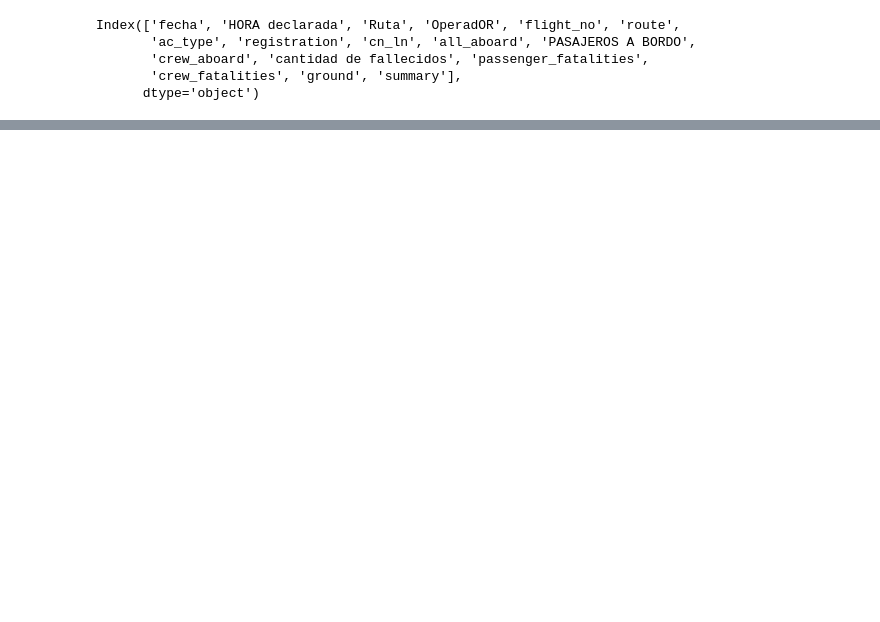
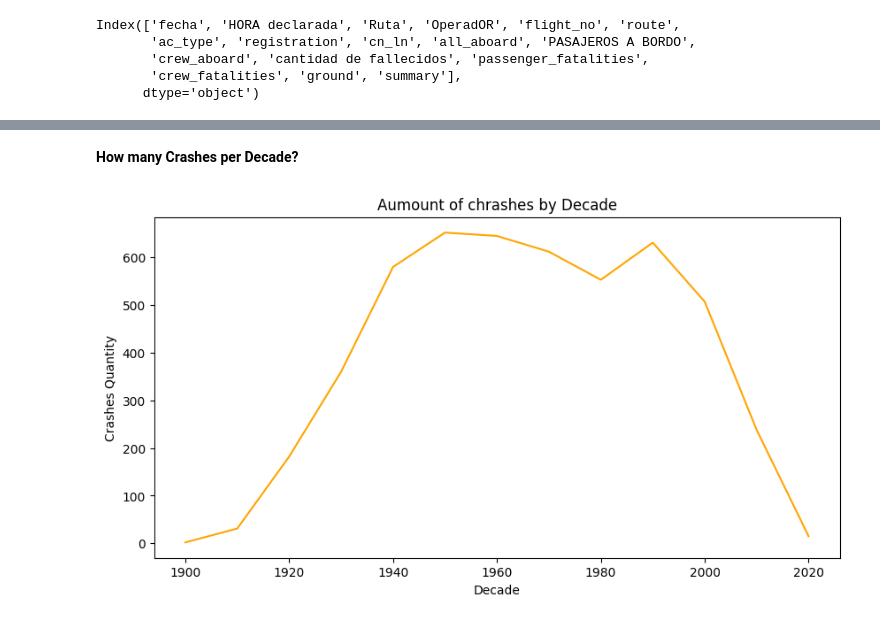
Before and after one commit to MTPliauzer/PI-2-DataAnalyst, a Jupyter notebook: Borrador.ipynb, the cells around one changed output, grey strips where cells are left out. Cells and saved outputs as stored; diff of their text form; code cells hidden in the pictures; blank space fills up the shorter version.

```diff
--- a/Borrador.ipynb
+++ b/Borrador.ipynb
@@ -65,0 +292,7 @@ Name: count, Length: 5007, dtype: int64
+# %% [markdown]
+<b>How many Crashes per Decade?
+# %%
+dfdecade=df.groupby(df['decade']).size()
+dfdecade.plot(figsize=[10, 5],title='Aumount of chrashes by Decade', xlabel='Decade',ylabel='Crashes Quantity', color='orange');
+# %% [output]
+[figure, added]
```
Also changed, not shown: parts of 115 cells of this notebook, 4 other files.
